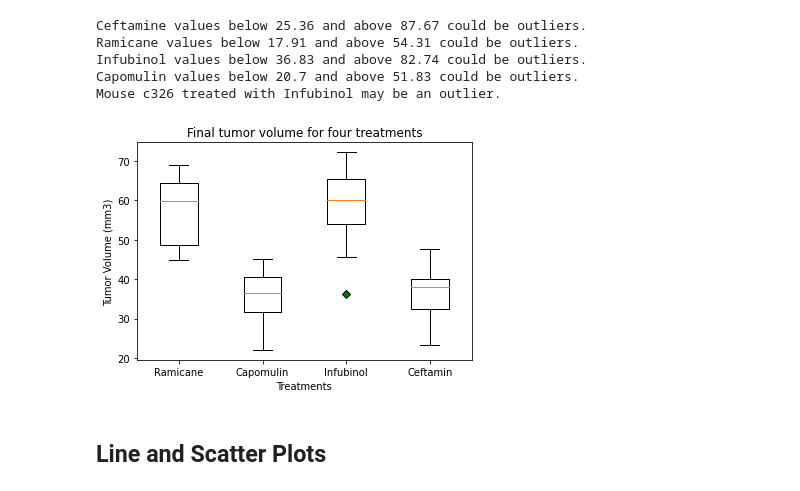
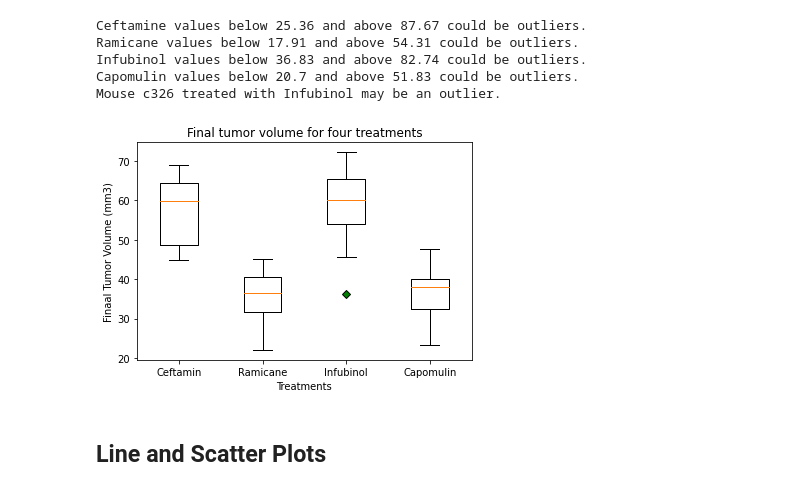
Before and after one commit to markerickson314/pymaceuticals, a Jupyter notebook: pymaceuticals.ipynb, the cells around one changed output. Drawn from its saved outputs; the diff is of its cells as text; code cells hidden in the pictures.

```diff
--- a/pymaceuticals.ipynb
+++ b/pymaceuticals.ipynb
@@ -293,7 +293,7 @@ merged
 1880 rows × 9 columns
 # %%
 # Put treatments into a list for for loop (and later for plot labels)
-treatments = ["Ramicane", "Capomulin", "Infubinol", "Ceftamin"]
+treatments = ["Ceftamin", "Ramicane", "Infubinol", "Capomulin"]
 
 # Create empty dictionaries to fill with tumor vol data for each regimen(for plotting)
 tumor_volume = {}
@@ -363,15 +363,15 @@ Mouse c326 treated with Infubinol may be an outlier.
 # %%
 # Generate a box plot of the final tumor volume of each mouse across four regimens of interest
 graph = [ceftamin_tumor_volume, ramicane_tumor_volume, infubinol_tumor_volume, capomulin_tumor_volume]
 green_diamond = dict(markerfacecolor='g', marker='D')
 fig1, ax1 = plt.subplots()
 ax1.set_title("Final tumor volume for four treatments")
-ax1.set_ylabel("Tumor Volume (mm3)")
+ax1.set_ylabel("Finaal Tumor Volume (mm3)")
 ax1.boxplot(graph, flierprops=green_diamond, labels=treatments)
 ax1.set_xlabel("Treatments")
 plt.show()
 # %% [output]
-[figure, old version]
+[figure, new version]
 # %% [markdown]
 ## Line and Scatter Plots
 # %%
```
Also changed, not shown: parts of 2 cells of this notebook.
